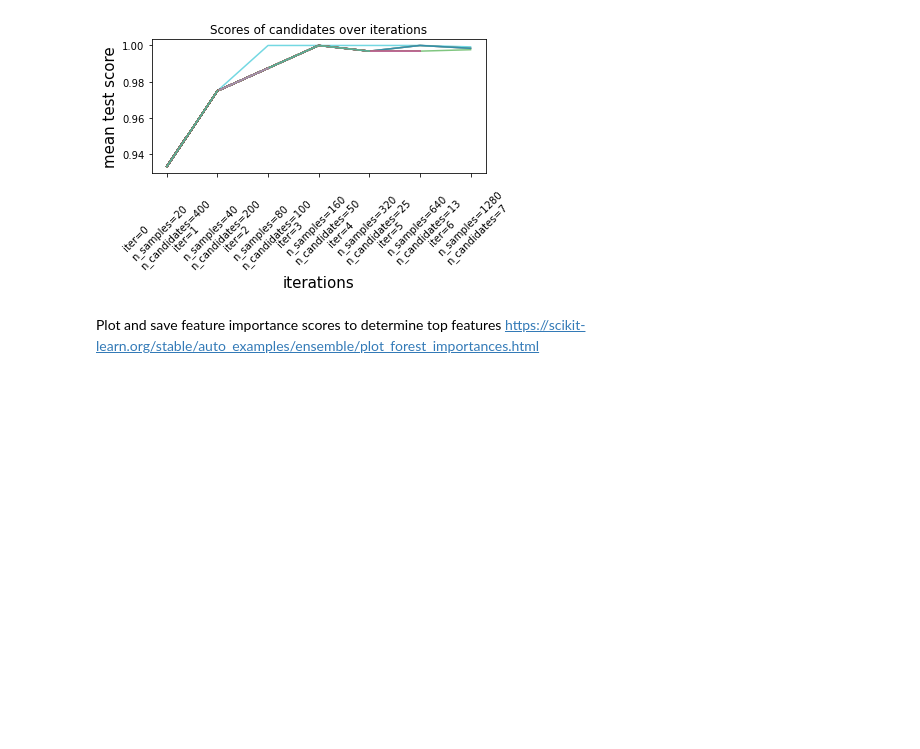
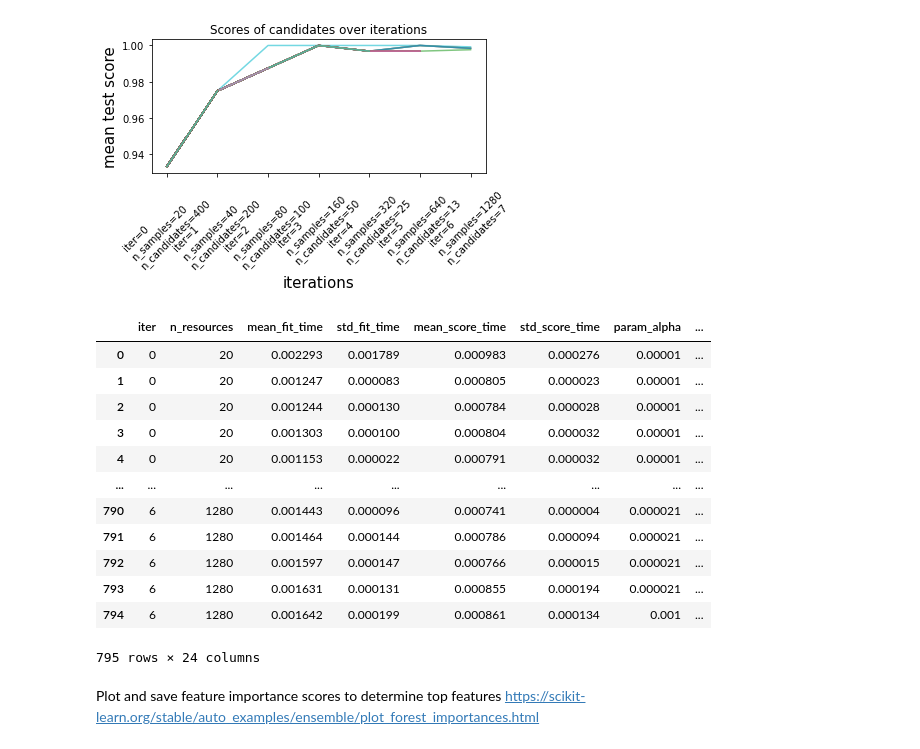
Before and after one commit to rlewinter/DS4400_Project, a Jupyter notebook: LinearSVC_SGD.ipynb, the cells around one changed output. Cells and saved outputs as stored; diff of their text form; code cells hidden in the pictures; blank space fills up the shorter version.

```diff
--- a/LinearSVC_SGD.ipynb
+++ b/LinearSVC_SGD.ipynb
@@ -108,6 +110,23 @@ plt.show()
 #TODO: save plot
 # %% [output]
 [figure]
+# %%
+results = pd.DataFrame(search.cv_results_)
+results
+# %% [output]
+|  | iter | n_resources | mean_fit_time | std_fit_time | mean_score_time | std_score_time | param_alpha | ... |
+| 0 | 0 | 20 | 0.002293 | 0.001789 | 0.000983 | 0.000276 | 0.00001 | ... |
+| 1 | 0 | 20 | 0.001247 | 0.000083 | 0.000805 | 0.000023 | 0.00001 | ... |
+| 2 | 0 | 20 | 0.001244 | 0.000130 | 0.000784 | 0.000028 | 0.00001 | ... |
+| 3 | 0 | 20 | 0.001303 | 0.000100 | 0.000804 | 0.000032 | 0.00001 | ... |
+| 4 | 0 | 20 | 0.001153 | 0.000022 | 0.000791 | 0.000032 | 0.00001 | ... |
+| ... | ... | ... | ... | ... | ... | ... | ... | ... |
+| 790 | 6 | 1280 | 0.001443 | 0.000096 | 0.000741 | 0.000004 | 0.000021 | ... |
+| 791 | 6 | 1280 | 0.001464 | 0.000144 | 0.000786 | 0.000094 | 0.000021 | ... |
+| 792 | 6 | 1280 | 0.001597 | 0.000147 | 0.000766 | 0.000015 | 0.000021 | ... |
+| 793 | 6 | 1280 | 0.001631 | 0.000131 | 0.000855 | 0.000194 | 0.000021 | ... |
+| 794 | 6 | 1280 | 0.001642 | 0.000199 | 0.000861 | 0.000134 | 0.001 | ... |
+795 rows × 24 columns
 # %% [markdown]
 Plot and save feature importance scores to determine top features https://scikit-learn.org/stable/auto_examples/ensemble/plot_forest_importances.html
 # %% [markdown]
```
Also changed, not shown: parts of 4 cells of this notebook, 1 other file.
